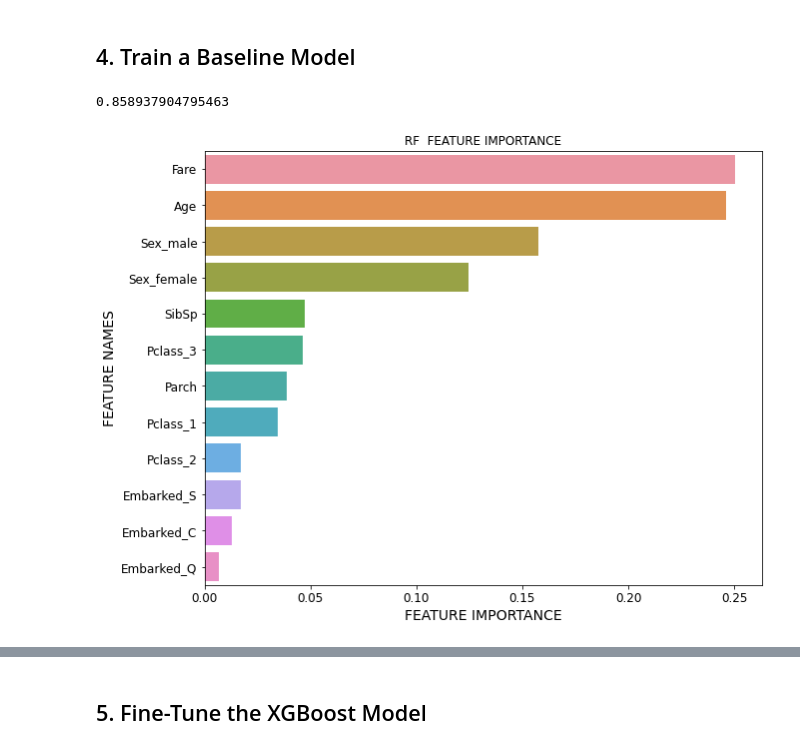
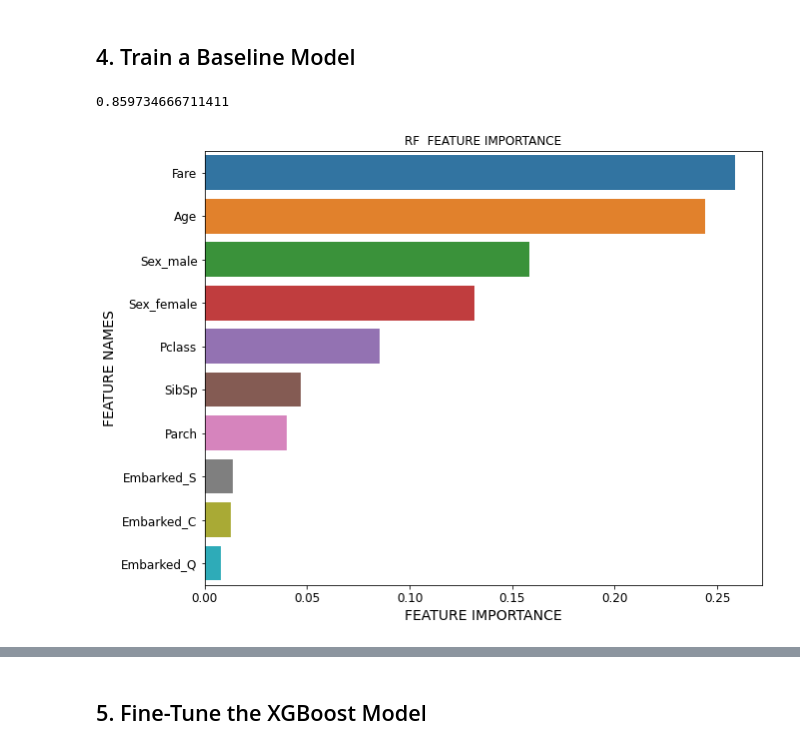
Before and after one commit to raysunau/pyawb, a Jupyter notebook: examples/Binary_Classifier_Notebook.ipynb, the cells around one changed output, grey strips where cells are left out. Saved outputs shown, nothing was run; the diff lists cells and outputs as text; code cells hidden in the pictures.

Commit message:
to fix preprocess pipeline error

```diff
--- a/examples/Binary_Classifier_Notebook.ipynb
+++ b/examples/Binary_Classifier_Notebook.ipynb
@@ -362,18 +243,59 @@ forest_clf = RandomForestClassifier(n_estimators=100, random_state=42)
 # get the cross validation score
 from sklearn.model_selection import cross_val_score
 
-forest_scores = cross_val_score(forest_clf, df_preprocessed, y_train,
+forest_scores = cross_val_score(forest_clf, X_train_preprocessed, y_train,
                                 scoring='roc_auc',cv=10)
 forest_scores.mean()
 # %% [output]
-0.858937904795463
+0.859734666711411
+# %%
+import sklearn.metrics as metrics
+def get_test_auc(clf,X_test,y_test):
+    '''
+    Get predicted score and calculate the auc
+    '''
+    y_pred = clf.predict_proba(X_test)
+    fpr, tpr, threshold = metrics.roc_curve(y_test, y_pred[:,1])
+    return metrics.auc(fpr, tpr)
+
+def plot_feature_importance(importance,names,model_type):
+
+    #Create arrays from feature importance and feature names
+    feature_importance = np.array(importance)
+    feature_names = np.array(names)
+
+    #Create a DataFrame using a Dictionary
+    data={'feature_names':feature_names,'feature_importance':feature_importance}
+    fi_df = pd.DataFrame(data)
+
+    #Sort the DataFrame in order decreasing feature importance
+    fi_df.sort_values(by=['feature_importance'], ascending=False,inplace=True)
+
+    #Define size of bar plot
+    plt.figure(figsize=(10,8))
+    #Plot Searborn bar chart
+    sns.barplot(x=fi_df['feature_importance'], y=fi_df['feature_names'])
+    #Add chart labels
+    plt.title(model_type + ' FEATURE IMPORTANCE')
+    plt.xlabel('FEATURE IMPORTANCE')
+    plt.ylabel('FEATURE NAMES')
+
+def plot_roc_curve(fpr,tpr,title):
+    plt.title(title)
+    plt.plot(fpr, tpr, 'b', label = 'AUC = %0.2f' % metrics.auc(fpr,tpr))
+    plt.legend(loc = 'lower right')
+    plt.plot([0, 1], [0, 1],'r--')
+    plt.xlim([0, 1])
+    plt.ylim([0, 1])
+    plt.ylabel('True Positive Rate')
+    plt.xlabel('False Positive Rate')
 # %%
 # feature importance
-forest_clf.fit(df_preprocessed,y_train)
+forest_clf.fit(X_train_preprocessed,y_train)
 
-plot_feature_importance(forest_clf.feature_importances_,df_preprocessed.columns,"RF ")
+plot_feature_importance(forest_clf.feature_importances_,X_train_preprocessed.columns,"RF ")
 # %% [output]
-[figure, old version]
+[figure, new version]
 # %%
 get_test_auc(forest_clf,X_test_preprocessed,y_test)
 # %% [output]
```
Also changed, not shown: parts of 30 cells of this notebook.
